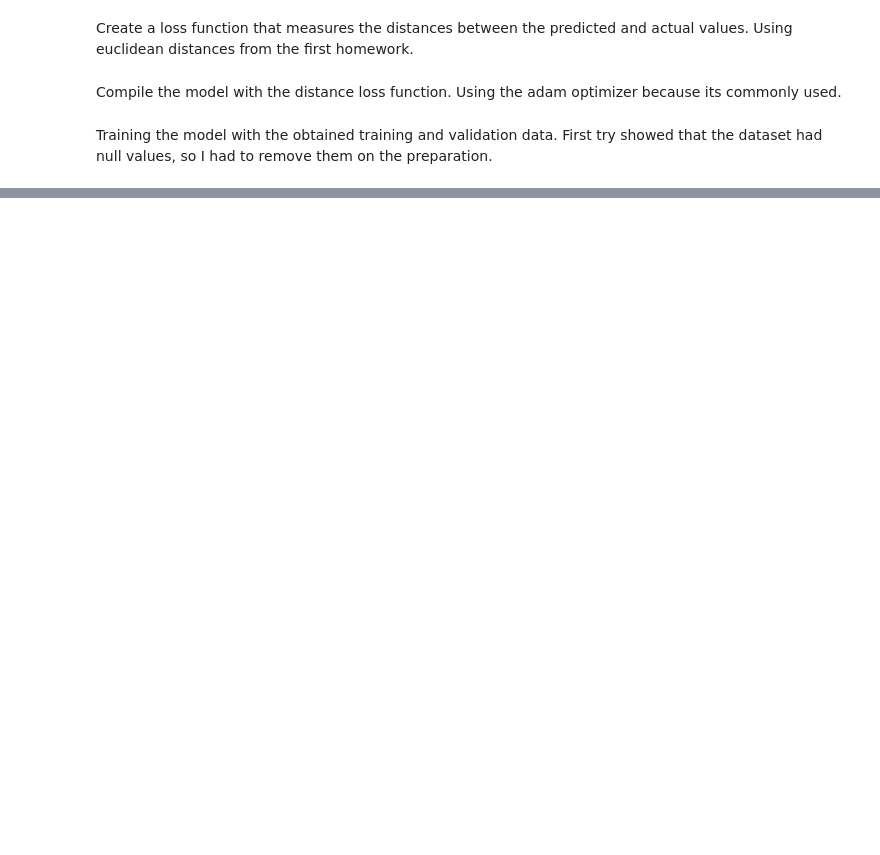
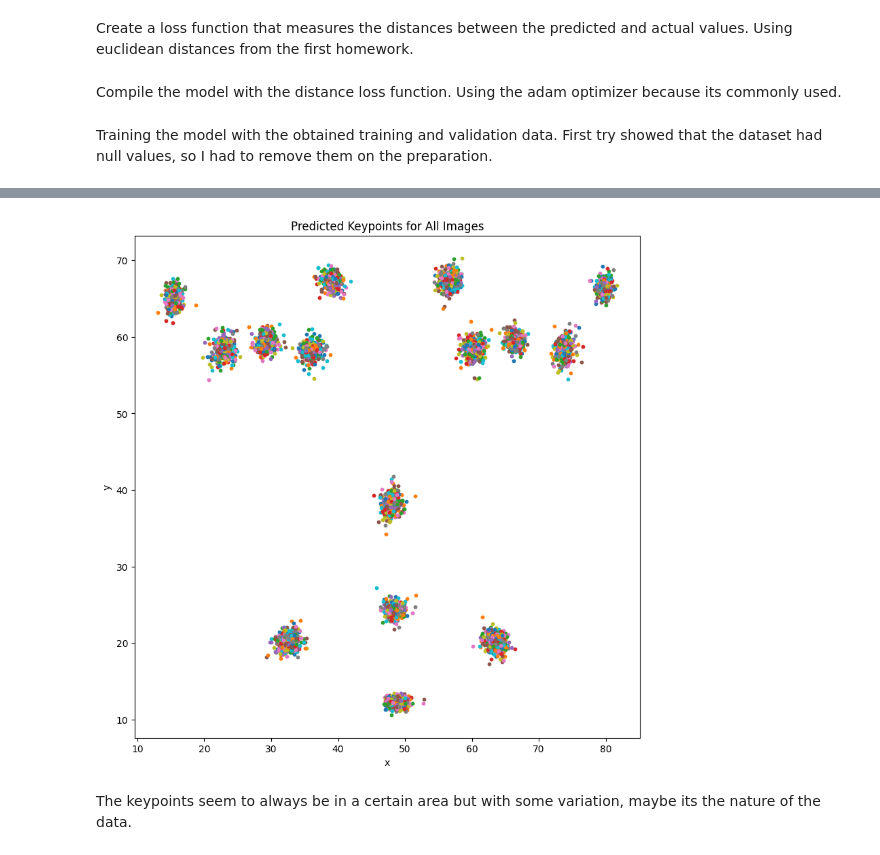
Before and after one commit to elmomote/DL2024-FacialKeypointDetectionProject, a Jupyter notebook: [F24_DL]_Facial_Keypoint_Detection_Project.ipynb, the cells around one changed output, grey strips where cells are left out. Cells and saved outputs as stored; diff of their text form; code cells hidden in the pictures; blank space fills up the shorter version.

```diff
--- a/[F24_DL]_Facial_Keypoint_Detection_Project.ipynb
+++ b/[F24_DL]_Facial_Keypoint_Detection_Project.ipynb
@@ -324,0 +492,27 @@ KeyboardInterrupt:
+# %%
+def plot_all_keypoint_predictions(model, x_test):
+  predicted_keypoints_all = model.predict(x_test)
+
+  predicted_keypoints_all *= 96.0
+
+  fig, ax = plt.subplots(figsize=(9.6,9.6))
+
+  for predicted_keypoints in predicted_keypoints_all:
+    x_coords = predicted_keypoints[::2]
+    y_coords = predicted_keypoints[1::2]
+
+    # Invert y-coordinates
+    y_coords = 96 - y_coords
+
+    ax.scatter(x_coords, y_coords, s=10)
+
+  # Set plot labels and title
+  ax.set_xlabel("x")
+  ax.set_ylabel("y")
+  ax.set_title("Predicted Keypoints for All Images")
+
+  # Show the plot
+  plt.show()
+# %%
+plot_all_keypoint_predictions(m2_attempt_2, x_test)
+# %% [output]
@@ -324,0 +520,4 @@ KeyboardInterrupt:
+[figure, added]
+# %% [markdown]
+The keypoints seem to always be in a certain area but with some variation,
+maybe its the nature of the data.
```
Also changed, not shown: parts of 25 cells of this notebook.
